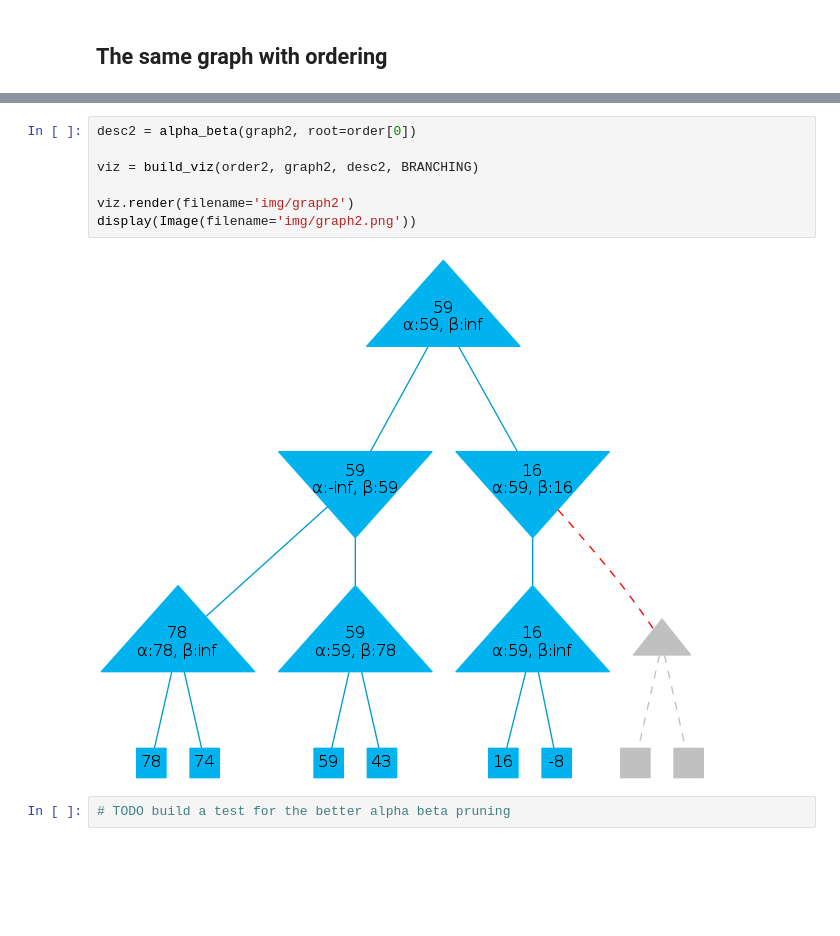
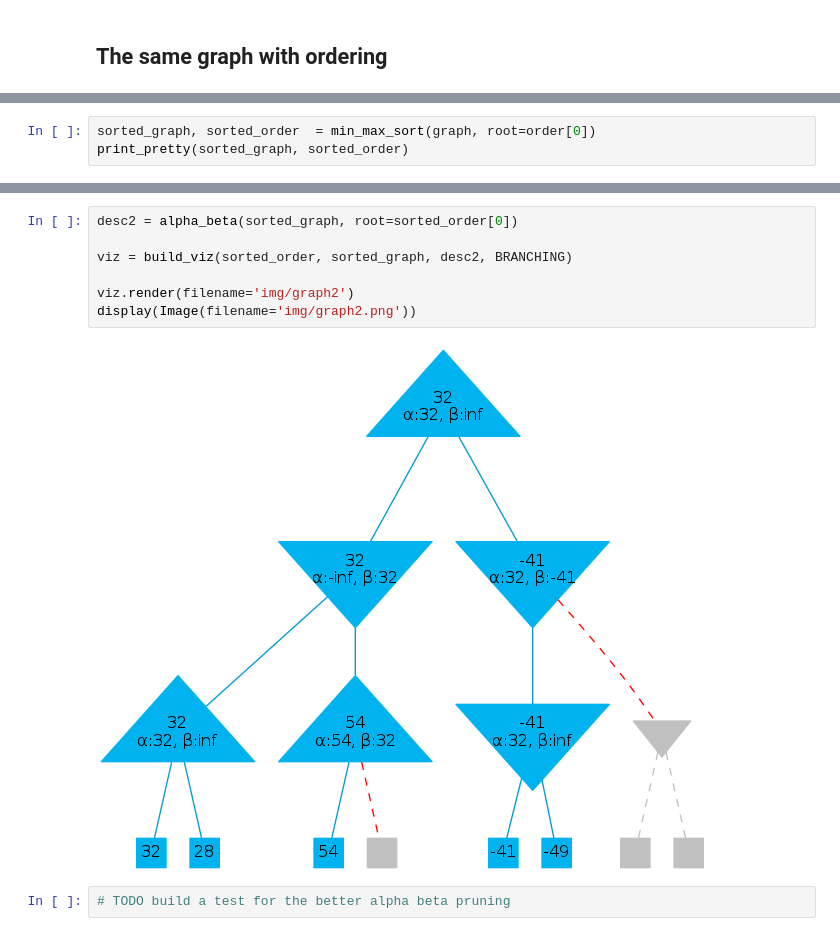
Before and after one commit to Mufas61/alpha-beta-pruning, a Jupyter notebook: visualization.ipynb, the cells around one changed output, grey strips where cells are left out. Saved outputs shown, nothing was run; the diff lists cells and outputs as text; blank space fills up the shorter version.

Commit message:
todo order

```diff
--- a/visualization.ipynb
+++ b/visualization.ipynb
@@ -79,0 +58,3 @@ print_pretty(graph2, order2)
+# %%
+sorted_graph, sorted_order  = min_max_sort(graph, root=order[0])
+print_pretty(sorted_graph, sorted_order)
@@ -80,11 +79,11 @@ print_pretty(graph2, order2)
 # %%
-desc2 = alpha_beta(graph2, root=order[0])
+desc2 = alpha_beta(sorted_graph, root=sorted_order[0])
 
-viz = build_viz(order2, graph2, desc2, BRANCHING)
+viz = build_viz(sorted_order, sorted_graph, desc2, BRANCHING)
 
 viz.render(filename='img/graph2')
 display(Image(filename='img/graph2.png'))
 # %% [output]
-[figure, old version]
+[figure, new version]
 # %%
 # TODO build a test for the better alpha beta pruning
```
Also changed, not shown: parts of 4 cells of this notebook, 3 other files.
